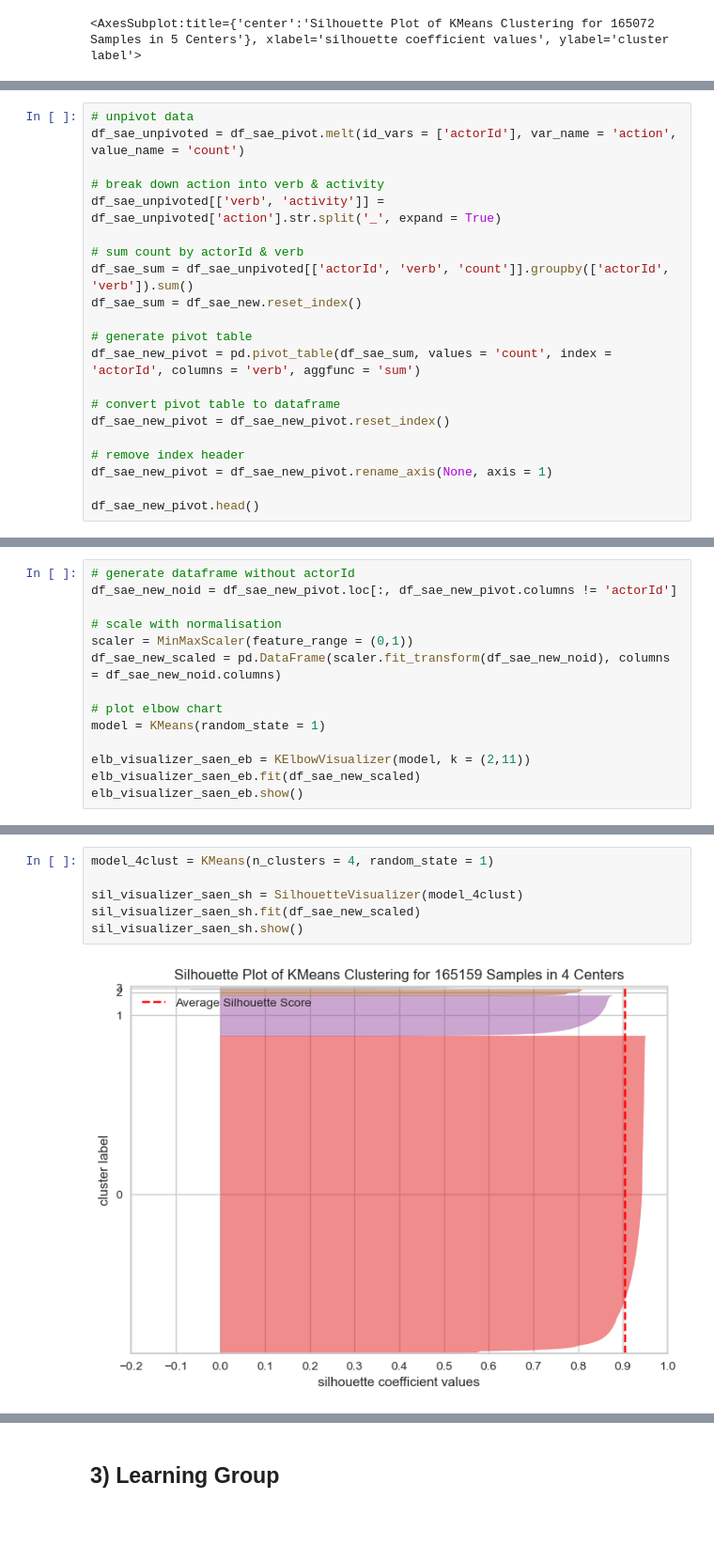
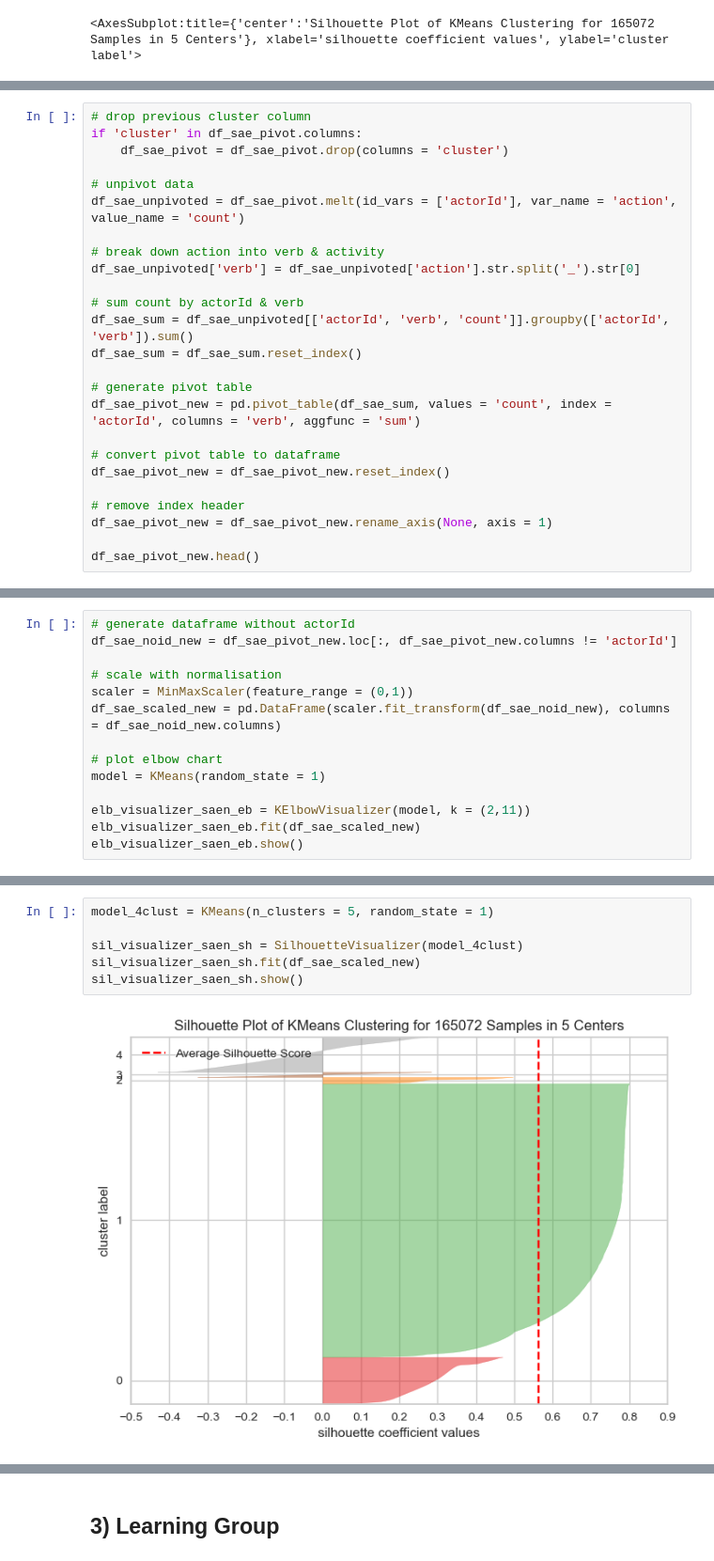
Before and after one commit to Wanghaoyin/ilab2-Team2-Coles, a Jupyter notebook: ilab2_Jun.ipynb, the cells around one changed output, grey strips where cells are left out. Shown at 94% size. Saved outputs shown, nothing was run; the diff lists cells and outputs as text; blank space fills up the shorter version.

```diff
--- a/ilab2_Jun.ipynb
+++ b/ilab2_Jun.ipynb
@@ -708,22 +882,26 @@ df_sae_summary
 # %%
+# drop previous cluster column
+if 'cluster' in df_sae_pivot.columns:
+    df_sae_pivot = df_sae_pivot.drop(columns = 'cluster')
+
 # unpivot data
 df_sae_unpivoted = df_sae_pivot.melt(id_vars = ['actorId'], var_name = 'action', value_name = 'count')
 
 # break down action into verb & activity
-df_sae_unpivoted[['verb', 'activity']] = df_sae_unpivoted['action'].str.split('_', expand = True)
+df_sae_unpivoted['verb'] = df_sae_unpivoted['action'].str.split('_').str[0]
 
 # sum count by actorId & verb
 df_sae_sum = df_sae_unpivoted[['actorId', 'verb', 'count']].groupby(['actorId', 'verb']).sum()
-df_sae_sum = df_sae_new.reset_index()
+df_sae_sum = df_sae_sum.reset_index()
 
 # generate pivot table
-df_sae_new_pivot = pd.pivot_table(df_sae_sum, values = 'count', index = 'actorId', columns = 'verb', aggfunc = 'sum')
+df_sae_pivot_new = pd.pivot_table(df_sae_sum, values = 'count', index = 'actorId', columns = 'verb', aggfunc = 'sum')
 
 # convert pivot table to dataframe
-df_sae_new_pivot = df_sae_new_pivot.reset_index()
+df_sae_pivot_new = df_sae_pivot_new.reset_index()
 
 # remove index header
-df_sae_new_pivot = df_sae_new_pivot.rename_axis(None, axis = 1)
+df_sae_pivot_new = df_sae_pivot_new.rename_axis(None, axis = 1)
 
-df_sae_new_pivot.head()
+df_sae_pivot_new.head()
 # %% [output]
@@ -736,15 +914,15 @@ df_sae_new_pivot.head()
 # %%
 # generate dataframe without actorId
-df_sae_new_noid = df_sae_new_pivot.loc[:, df_sae_new_pivot.columns != 'actorId']
+df_sae_noid_new = df_sae_pivot_new.loc[:, df_sae_pivot_new.columns != 'actorId']
 
 # scale with normalisation
 scaler = MinMaxScaler(feature_range = (0,1))
-df_sae_new_scaled = pd.DataFrame(scaler.fit_transform(df_sae_new_noid), columns = df_sae_new_noid.columns)
+df_sae_scaled_new = pd.DataFrame(scaler.fit_transform(df_sae_noid_new), columns = df_sae_noid_new.columns)
 
 # plot elbow chart
 model = KMeans(random_state = 1)
 
 elb_visualizer_saen_eb = KElbowVisualizer(model, k = (2,11))
-elb_visualizer_saen_eb.fit(df_sae_new_scaled)
+elb_visualizer_saen_eb.fit(df_sae_scaled_new)
 elb_visualizer_saen_eb.show()
 # %% [output]
@@ -752,9 +930,9 @@ elb_visualizer_saen_eb.show()
 <AxesSubplot:title={'center':'Distortion Score Elbow for KMeans Clustering'}, xlabel='k', ylabel='distortion score'>
 # %%
-model_4clust = KMeans(n_clusters = 4, random_state = 1)
+model_4clust = KMeans(n_clusters = 5, random_state = 1)
 
 sil_visualizer_saen_sh = SilhouetteVisualizer(model_4clust)
-sil_visualizer_saen_sh.fit(df_sae_new_scaled)
+sil_visualizer_saen_sh.fit(df_sae_scaled_new)
 sil_visualizer_saen_sh.show()
 # %% [output]
-[figure, old version]
+[figure, new version]
```
Also changed, not shown: parts of 74 cells of this notebook.
